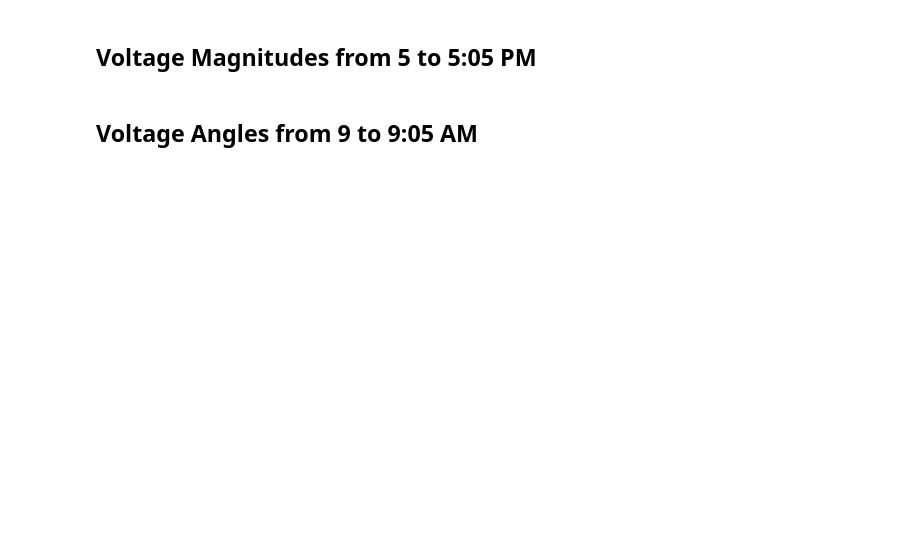
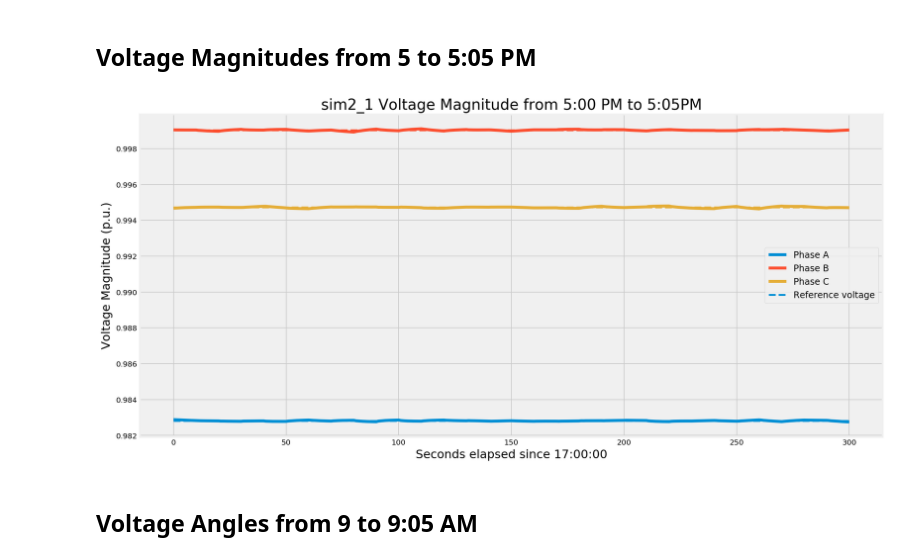
Before and after one commit to jaimiosyncrasy/LPBCcode, a Jupyter notebook: results_tracking_60min.ipynb, the cells around one changed output. Cells and saved outputs as stored; diff of their text form; code cells hidden in the pictures; blank space fills up the shorter version.

```diff
--- a/results_tracking_60min.ipynb
+++ b/results_tracking_60min.ipynb
@@ -116,25 +132,27 @@ plt.close()
 ## Voltage Magnitudes from 5 to 5:05 PM
 # %%
 #graph V_mag over time
-plt.plot(sim_vol_A_list[3301:3601]) #Filler values
-plt.plot(sim_vol_B_list[3301:3601])
-plt.plot(sim_vol_C_list[3301:3601])
+plt.plot(sim_vol_A_list[3300:3601]) #Filler values
+plt.plot(sim_vol_B_list[3300:3601])
+plt.plot(sim_vol_C_list[3300:3601])
 
-plt.step(refpoints[:11], sim_vol_A_reflist[110:121],color = 'C0',linestyle = '--',linewidth = 2.5)
-plt.step(refpoints[:11], sim_vol_B_reflist[110:121],color = 'C1',linestyle = '--',linewidth = 2.5)
-plt.step(refpoints[:11], sim_vol_C_reflist[110:121],color = 'C2',linestyle = '--',linewidth = 2.5)
+plt.step(refpoints, sim_vol_A_reflist[3300:3601],color = 'C0',linestyle = '--',linewidth = 2.5)
+plt.step(refpoints, sim_vol_B_reflist[3300:3601],color = 'C1',linestyle = '--',linewidth = 2.5)
+plt.step(refpoints, sim_vol_C_reflist[3300:3601],color = 'C2',linestyle = '--',linewidth = 2.5)
 
 
 plt.ylabel('Voltage Magnitude (p.u.)',fontsize = 16)
 plt.xlabel('Seconds elapsed since 17:00:00',fontsize = 16)
 plt.title(sim_number + ' Voltage Magnitude from 5:00 PM to 5:05PM', fontsize = 20)
 #plt.ylim(bottom = 0.92,top=1.08)
 plt.gcf().set_size_inches(16, 8)
 plt.legend(['Phase A', 'Phase B', 'Phase C', 'Reference voltage'], loc='best', prop={'size': 12})
 
 sim_pdf.savefig()
-plt.close()
+# plt.close()
 #plt.show()
+# %% [output]
+[figure, added]
 # %% [markdown]
 ## Voltage Angles from 9 to 9:05 AM
 # %%
```
Also changed, not shown: parts of 35 cells of this notebook.
